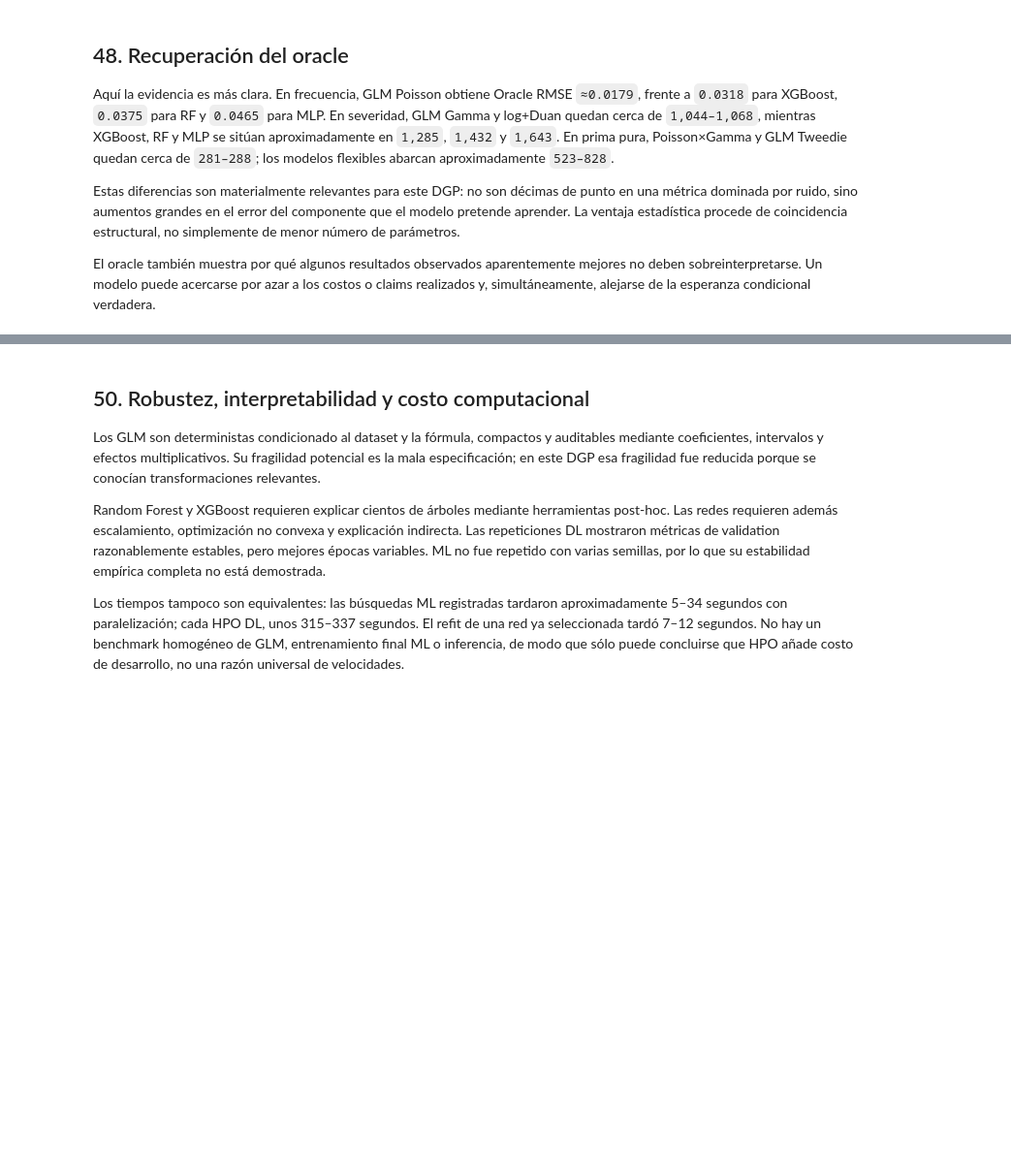
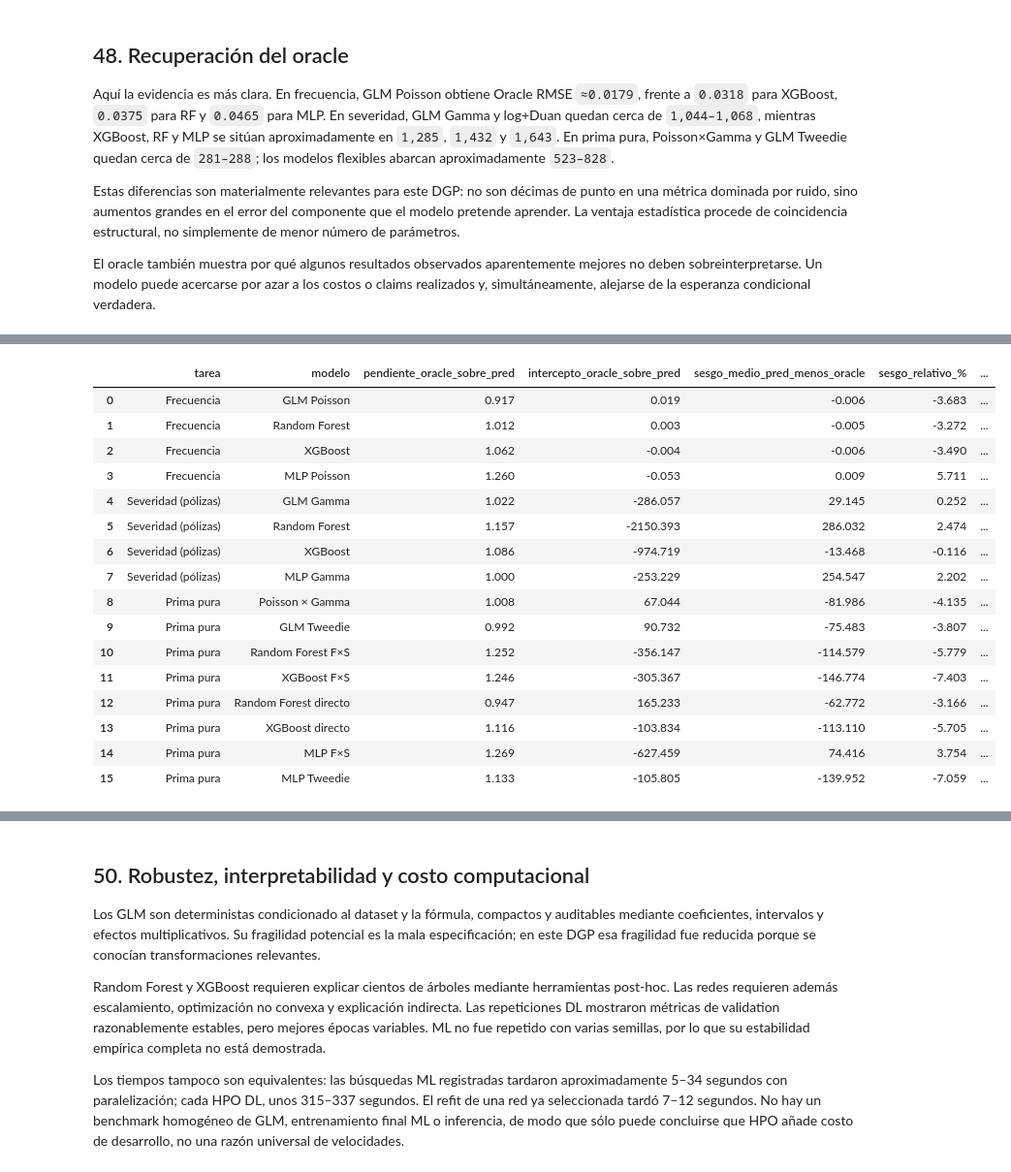
Before and after one commit to ActuarioDereckFuzz/Modelos_estadisticosvsMLvsDeep-Learning, a Jupyter notebook: notebooks/06_model_comparison.ipynb, the cells around one changed output, grey strips where cells are left out. Shown at 97% size. Drawn from its saved outputs; the diff is of its cells as text; code cells hidden in the pictures; blank space fills up the shorter version.

```diff
--- a/notebooks/06_model_comparison.ipynb
+++ b/notebooks/06_model_comparison.ipynb
@@ -2165,0 +2223,44 @@ MLP Poisson y MLP F×S ilustran la diferencia: conservan un Spearman relativamen
+# %%
+def oracle_linear_calibration(frame, target_column, model_columns, family):
+    actual = frame[target_column].to_numpy(float)
+    records = []
+    for model, column in model_columns.items():
+        predicted = frame[column].to_numpy(float)
+        slope, intercept = np.polyfit(predicted, actual, deg=1)
+        records.append({
+            "tarea": family, "modelo": model,
+            "pendiente_oracle_sobre_pred": slope,
+            "intercepto_oracle_sobre_pred": intercept,
+            "sesgo_medio_pred_menos_oracle": (predicted - actual).mean(),
+            "sesgo_relativo_%": 100 * (predicted.mean() / actual.mean() - 1),
+            "n": len(actual),
+        })
+    return pd.DataFrame(records)
+
+oracle_linear_calibration_table = pd.concat([
+    oracle_linear_calibration(policy_predictions, "lambda_real", FREQUENCY_MODELS, "Frecuencia"),
+    oracle_linear_calibration(policy_predictions, "severidad_esperada_real", SEVERITY_POLICY_COLUMNS, "Severidad (pólizas)"),
+    oracle_linear_calibration(
+        policy_predictions, "prima_pura_real",
+        {name: entry["columna"] for name, entry in PURE_PREMIUM_MODELS.items()}, "Prima pura"
+    ),
+], ignore_index=True)
+display(oracle_linear_calibration_table.round(3))
+# %% [output]
+|  | tarea | modelo | pendiente_oracle_sobre_pred | intercepto_oracle_sobre_pred | sesgo_medio_pred_menos_oracle | sesgo_relativo_% | ... |
+| 0 | Frecuencia | GLM Poisson | 0.917 | 0.019 | -0.006 | -3.683 | ... |
+| 1 | Frecuencia | Random Forest | 1.012 | 0.003 | -0.005 | -3.272 | ... |
+| 2 | Frecuencia | XGBoost | 1.062 | -0.004 | -0.006 | -3.490 | ... |
+| 3 | Frecuencia | MLP Poisson | 1.260 | -0.053 | 0.009 | 5.711 | ... |
+| 4 | Severidad (pólizas) | GLM Gamma | 1.022 | -286.057 | 29.145 | 0.252 | ... |
+| 5 | Severidad (pólizas) | Random Forest | 1.157 | -2150.393 | 286.032 | 2.474 | ... |
+| 6 | Severidad (pólizas) | XGBoost | 1.086 | -974.719 | -13.468 | -0.116 | ... |
+| 7 | Severidad (pólizas) | MLP Gamma | 1.000 | -253.229 | 254.547 | 2.202 | ... |
+| 8 | Prima pura | Poisson × Gamma | 1.008 | 67.044 | -81.986 | -4.135 | ... |
+| 9 | Prima pura | GLM Tweedie | 0.992 | 90.732 | -75.483 | -3.807 | ... |
+| 10 | Prima pura | Random Forest F×S | 1.252 | -356.147 | -114.579 | -5.779 | ... |
+| 11 | Prima pura | XGBoost F×S | 1.246 | -305.367 | -146.774 | -7.403 | ... |
+| 12 | Prima pura | Random Forest directo | 0.947 | 165.233 | -62.772 | -3.166 | ... |
+| 13 | Prima pura | XGBoost directo | 1.116 | -103.834 | -113.110 | -5.705 | ... |
+| 14 | Prima pura | MLP F×S | 1.269 | -627.459 | 74.416 | 3.754 | ... |
+| 15 | Prima pura | MLP Tweedie | 1.133 | -105.805 | -139.952 | -7.059 | ... |
```
Also changed, not shown: parts of 36 cells of this notebook.
